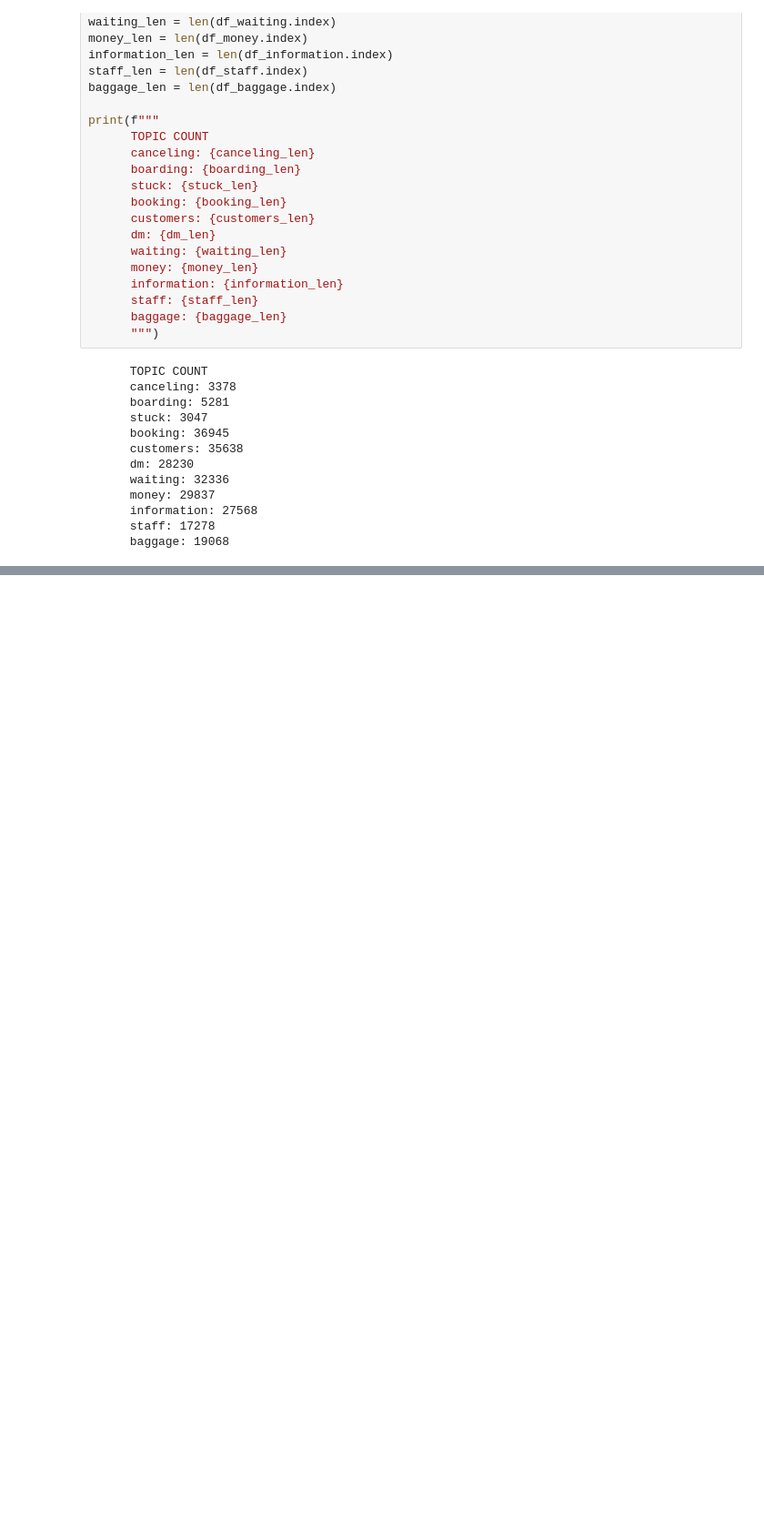
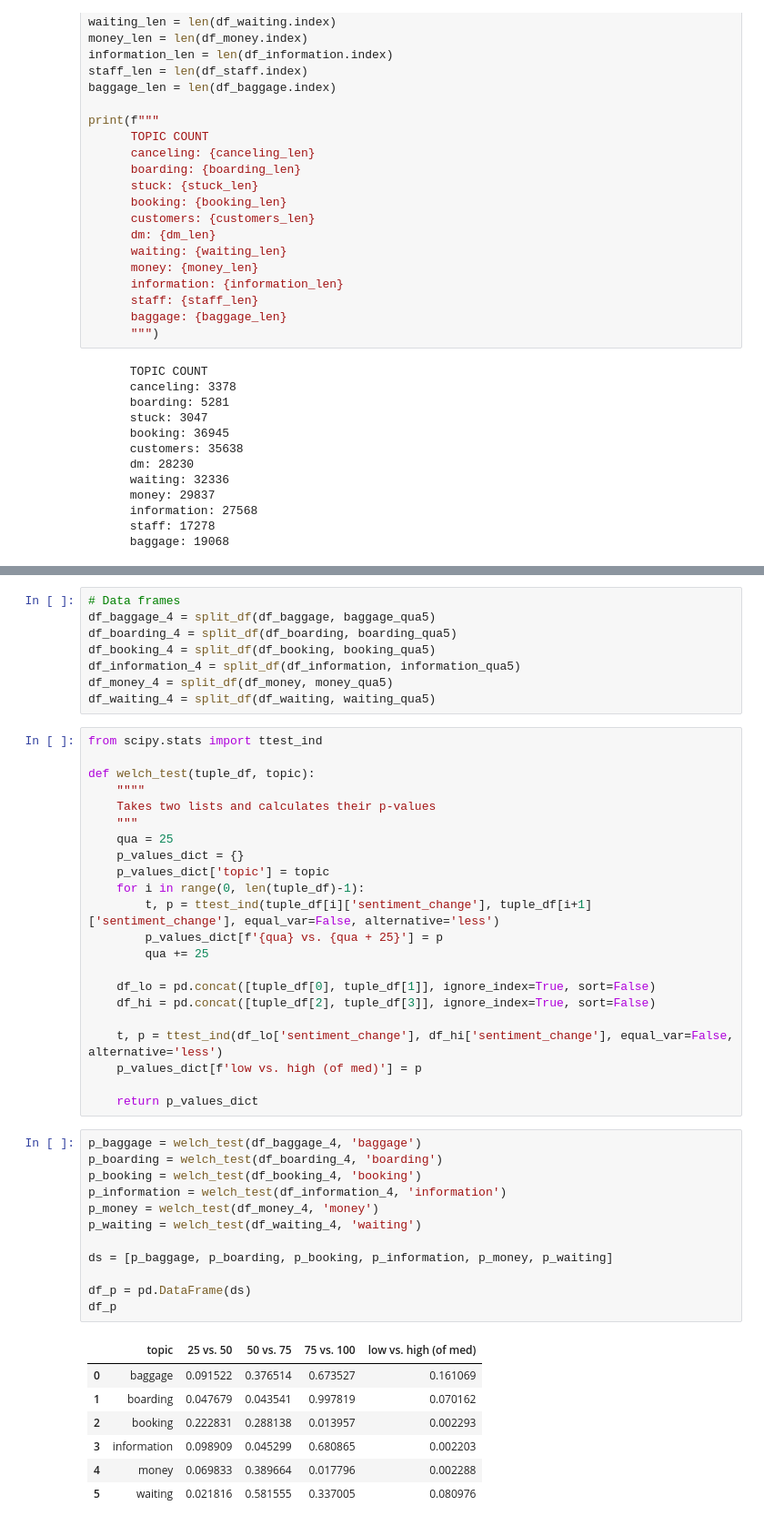
Before and after one commit to danamira/DBL-Data-Challenge, a Jupyter notebook: reply_time4.ipynb, the cells around one changed output, grey strips where cells are left out. Shown at 91% size. Cells and saved outputs as stored; diff of their text form; blank space fills up the shorter version.

Commit message:
p-values for reply_time

```diff
--- a/reply_time4.ipynb
+++ b/reply_time4.ipynb
@@ -187 +228,51 @@ Text(0.5, 0.98, 'Sentiment Change Over Airline Reply Time Per Topic')
+# %%
+# Data frames
+df_baggage_4 = split_df(df_baggage, baggage_qua5)
+df_boarding_4 = split_df(df_boarding, boarding_qua5)
+df_booking_4 = split_df(df_booking, booking_qua5)
+df_information_4 = split_df(df_information, information_qua5)
+df_money_4 = split_df(df_money, money_qua5)
+df_waiting_4 = split_df(df_waiting, waiting_qua5)
+# %%
+from scipy.stats import ttest_ind
+
+def welch_test(tuple_df, topic):
+    """"
+    Takes two lists and calculates their p-values
+    """
+    qua = 25
+    p_values_dict = {}
+    p_values_dict['topic'] = topic
+    for i in range(0, len(tuple_df)-1):
+        t, p = ttest_ind(tuple_df[i]['sentiment_change'], tuple_df[i+1]['sentiment_change'], equal_var=False, alternative='less')
+        p_values_dict[f'{qua} vs. {qua + 25}'] = p
+        qua += 25
+
+    df_lo = pd.concat([tuple_df[0], tuple_df[1]], ignore_index=True, sort=False)
+    df_hi = pd.concat([tuple_df[2], tuple_df[3]], ignore_index=True, sort=False)
+
+    t, p = ttest_ind(df_lo['sentiment_change'], df_hi['sentiment_change'], equal_var=False, alternative='less')
+    p_values_dict[f'low vs. high (of med)'] = p
+
+    return p_values_dict
+# %%
+p_baggage = welch_test(df_baggage_4, 'baggage')
+p_boarding = welch_test(df_boarding_4, 'boarding')
+p_booking = welch_test(df_booking_4, 'booking')
+p_information = welch_test(df_information_4, 'information')
+p_money = welch_test(df_money_4, 'money')
+p_waiting = welch_test(df_waiting_4, 'waiting')
+
+ds = [p_baggage, p_boarding, p_booking, p_information, p_money, p_waiting]
+
+df_p = pd.DataFrame(ds)
+df_p
+# %% [output]
+|  | topic | 25 vs. 50 | 50 vs. 75 | 75 vs. 100 | low vs. high (of med) |
+| 0 | baggage | 0.091522 | 0.376514 | 0.673527 | 0.161069 |
+| 1 | boarding | 0.047679 | 0.043541 | 0.997819 | 0.070162 |
+| 2 | booking | 0.222831 | 0.288138 | 0.013957 | 0.002293 |
+| 3 | information | 0.098909 | 0.045299 | 0.680865 | 0.002203 |
+| 4 | money | 0.069833 | 0.389664 | 0.017796 | 0.002288 |
+| 5 | waiting | 0.021816 | 0.581555 | 0.337005 | 0.080976 |
 # %%
```
Also changed, not shown: parts of 12 cells of this notebook.
